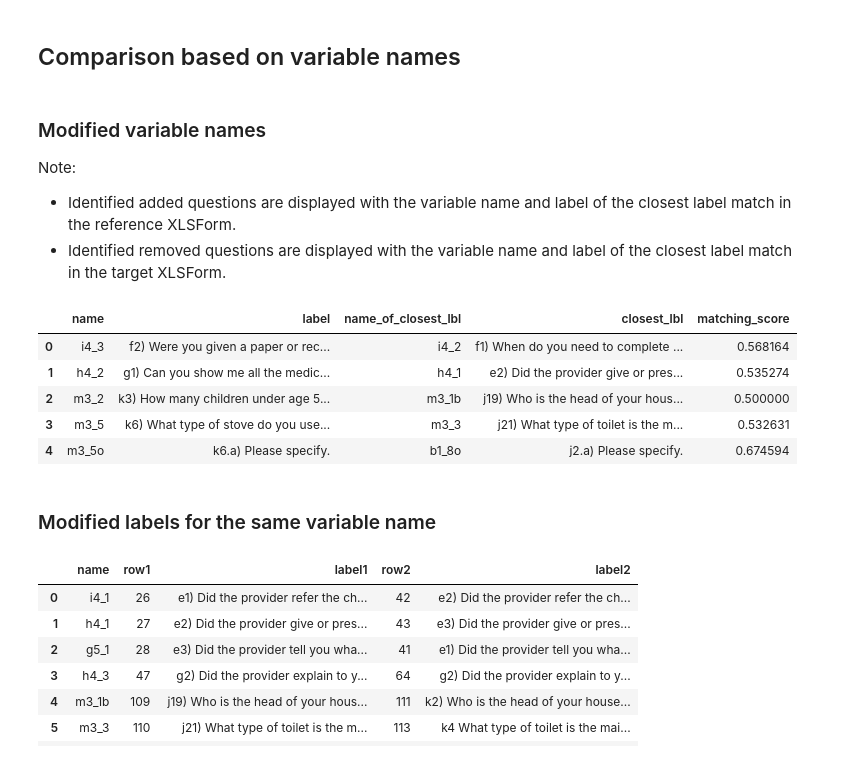
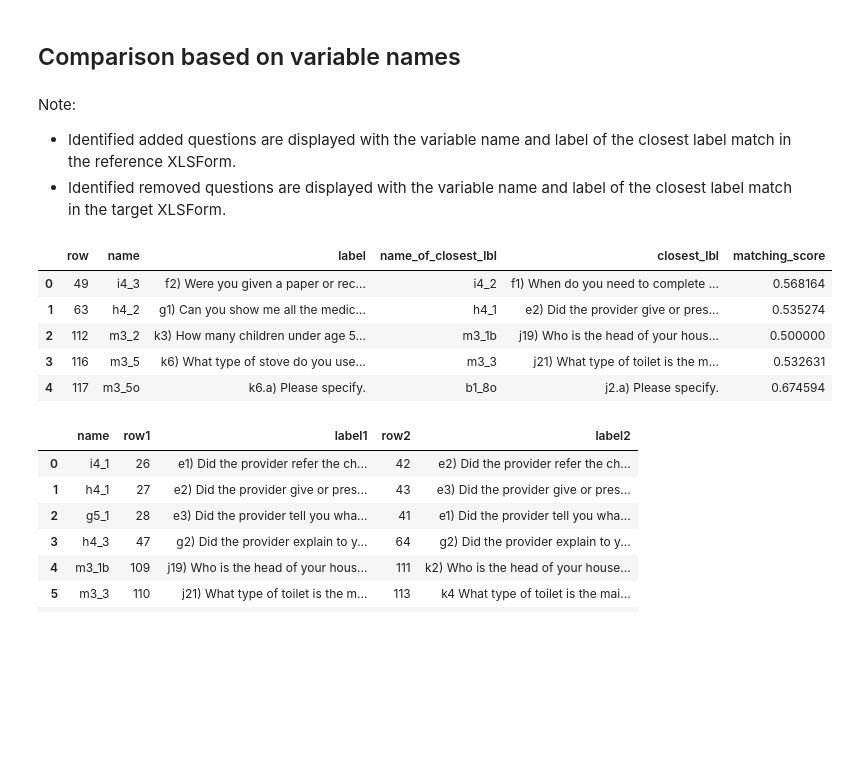
Before and after one commit to Research-IT-Swiss-TPH/dct-comparator, a Jupyter notebook: extract_info_from_xlsforms.ipynb, the cells around one changed output. Saved outputs shown, nothing was run; the diff lists cells and outputs as text; code cells hidden in the pictures; blank space fills up the shorter version.

```diff
--- a/extract_info_from_xlsforms.ipynb
+++ b/extract_info_from_xlsforms.ipynb
@@ -46,21 +46,19 @@ Default languages are different: Swahili (sw) and Français (fr)
 # %% [markdown]
 ## Comparison based on variable names
 # %% [markdown]
-### Modified variable names
-
 Note:
 
 * Identified added questions are displayed with the variable name and label of the closest label match in the reference XLSForm.
 * Identified removed questions are displayed with the variable name and label of the closest label match in the target XLSForm.
 # %%
 #| tbl-cap: "SPA exit interview - Senegal vs. Tanzania - Added variable names"
-f1.addedQuestions(f2)
+f1.detectAddedQuestions(f2)
 # %% [output]
-|  | name | label | name_of_closest_lbl | closest_lbl | matching_score |
-| 0 | i4_3 | f2) Were you given a paper or rec... | i4_2 | f1) When do you need to complete ... | 0.568164 |
-| 1 | h4_2 | g1) Can you show me all the medic... | h4_1 | e2) Did the provider give or pres... | 0.535274 |
-| 2 | m3_2 | k3) How many children under age 5... | m3_1b | j19) Who is the head of your hous... | 0.500000 |
-| 3 | m3_5 | k6) What type of stove do you use... | m3_3 | j21) What type of toilet is the m... | 0.532631 |
-| 4 | m3_5o | k6.a) Please specify. | b1_8o | j2.a) Please specify. | 0.674594 |
+|  | row | name | label | name_of_closest_lbl | closest_lbl | matching_score |
+| 0 | 49 | i4_3 | f2) Were you given a paper or rec... | i4_2 | f1) When do you need to complete ... | 0.568164 |
+| 1 | 63 | h4_2 | g1) Can you show me all the medic... | h4_1 | e2) Did the provider give or pres... | 0.535274 |
+| 2 | 112 | m3_2 | k3) How many children under age 5... | m3_1b | j19) Who is the head of your hous... | 0.500000 |
+| 3 | 116 | m3_5 | k6) What type of stove do you use... | m3_3 | j21) What type of toilet is the m... | 0.532631 |
+| 4 | 117 | m3_5o | k6.a) Please specify. | b1_8o | j2.a) Please specify. | 0.674594 |
 # %%
 #| tbl-cap: "SPA exit interview - Senegal vs. Tanzania - Removed variable names"
@@ -68,3 +66 @@ f1.removedQuestions(f2)
-# %% [markdown]
-### Modified labels for the same variable name
 # %%
```
Also changed, not shown: parts of 18 cells of this notebook, 2 other files.
